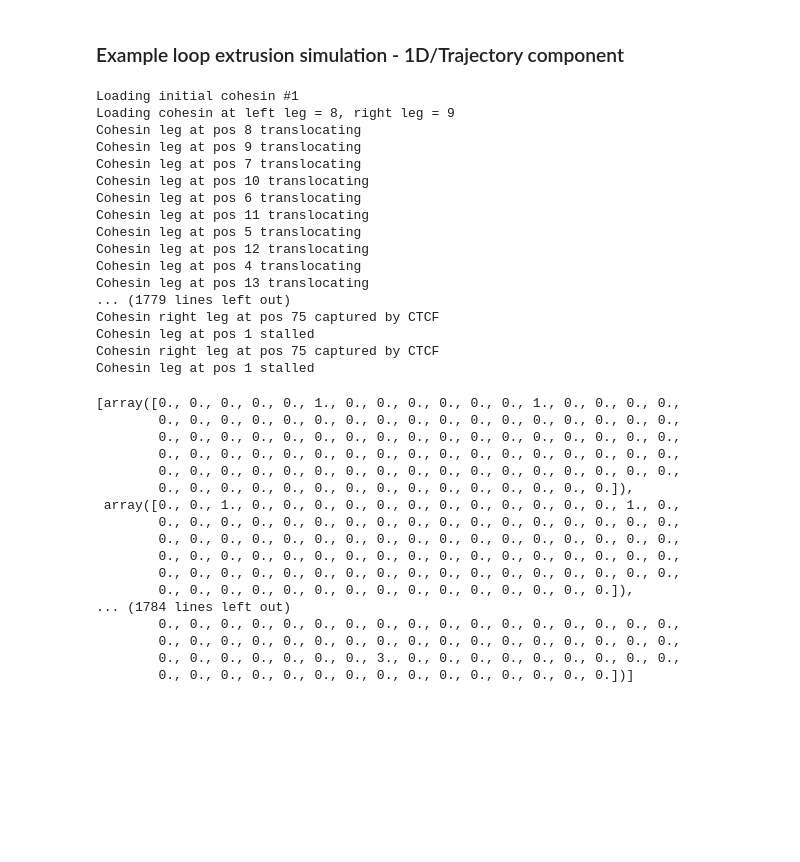
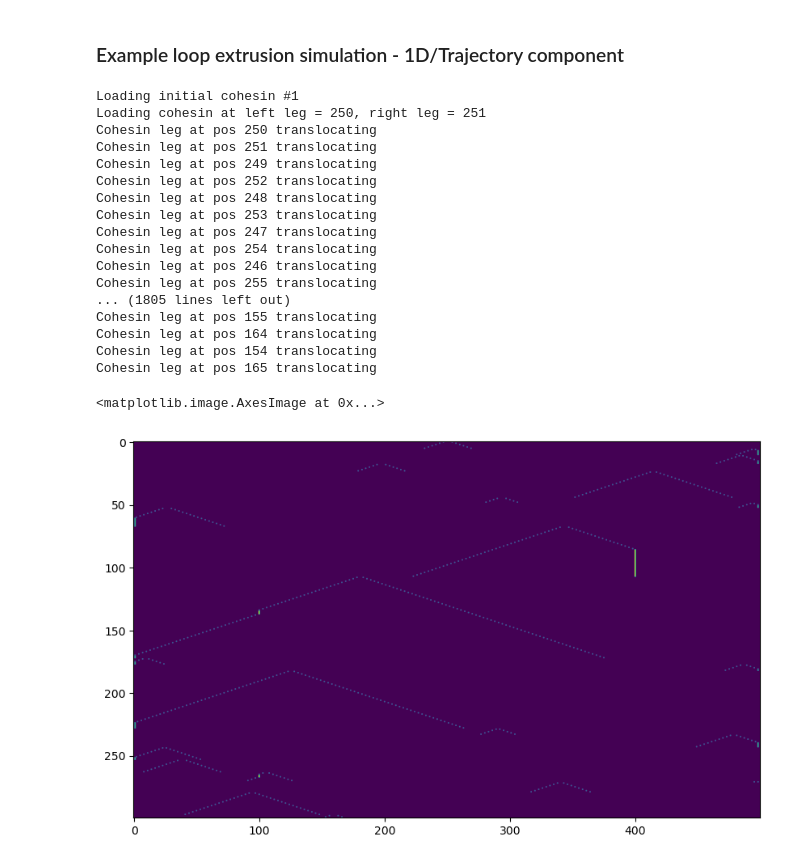
Before and after one commit to Nuwah12/CodeWorkbench, a Jupyter notebook: ORCA/polymer_sims/1D_trajectory/extrusion_1D_trajectory_example.ipynb, the cells around one changed output. Saved outputs shown, nothing was run; the diff lists cells and outputs as text; code cells hidden in the pictures; blank space fills up the shorter version.

Commit message:
visualizing trajectory

```diff
--- a/ORCA/polymer_sims/1D_trajectory/extrusion_1D_trajectory_example.ipynb
+++ b/ORCA/polymer_sims/1D_trajectory/extrusion_1D_trajectory_example.ipynb
@@ -175,12 +176,12 @@ def color(cohesins, args):
 # %%
 SMCs = 1
 args = {}
-N = 100
+N = 500
 
-ctcfLeftCapture = {25:0.75}  # at position 50 we have a CTCF that  travelling left with 50% prob
-ctcfRightCapture = {75:0.75}  # and at 150 - those travelling right
-ctcfLeftRelease = {25:0.02}     # and we release them with 0.02 probability each step (on average 50 step residence time)
-ctcfRightRelease = {75:0.02}
+ctcfLeftCapture = {100:0.75}  # at position 50 we have a CTCF that  travelling left with 50% prob
+ctcfRightCapture = {400:0.75}  # and at 150 - those travelling right
+ctcfLeftRelease = {100:0.02}     # and we release them with 0.02 probability each step (on average 50 step residence time)
+ctcfRightRelease = {400:0.02}
 
 args["ctcfRelease"] = {-1:ctcfLeftRelease, 1:ctcfRightRelease}  # this is how we feed the dictionaries of capture/release probabilities to our code
 args["ctcfCapture"] = {-1:ctcfLeftCapture, 1:ctcfRightCapture}
@@ -205,40 +206,27 @@ for i in range(300):
     for _ in range(3):
         translocate(cohesins, occupied, args)
     pos.append(color(cohesins, args))
-
-pos
 # %% [output]
 Loading initial cohesin #1
-Loading cohesin at left leg = 8, right leg = 9
-Cohesin leg at pos 8 translocating
-Cohesin leg at pos 9 translocating
-Cohesin leg at pos 7 translocating
-Cohesin leg at pos 10 translocating
-Cohesin leg at pos 6 translocating
-Cohesin leg at pos 11 translocating
-Cohesin leg at pos 5 translocating
-Cohesin leg at pos 12 translocating
-Cohesin leg at pos 4 translocating
-Cohesin leg at pos 13 translocating
-... (1779 lines left out)
-Cohesin right leg at pos 75 captured by CTCF
-Cohesin leg at pos 1 stalled
-Cohesin right leg at pos 75 captured by CTCF
-Cohesin leg at pos 1 stalled
+Loading cohesin at left leg = 250, right leg = 251
+Cohesin leg at pos 250 translocating
+Cohesin leg at pos 251 translocating
+Cohesin leg at pos 249 translocating
+Cohesin leg at pos 252 translocating
+Cohesin leg at pos 248 translocating
+Cohesin leg at pos 253 translocating
+Cohesin leg at pos 247 translocating
+Cohesin leg at pos 254 translocating
+Cohesin leg at pos 246 translocating
+Cohesin leg at pos 255 translocating
+... (1805 lines left out)
+Cohesin leg at pos 155 translocating
+Cohesin leg at pos 164 translocating
+Cohesin leg at pos 154 translocating
+Cohesin leg at pos 165 translocating
-[array([0., 0., 0., 0., 0., 1., 0., 0., 0., 0., 0., 0., 1., 0., 0., 0., 0.,
-        0., 0., 0., 0., 0., 0., 0., 0., 0., 0., 0., 0., 0., 0., 0., 0., 0.,
-        0., 0., 0., 0., 0., 0., 0., 0., 0., 0., 0., 0., 0., 0., 0., 0., 0.,
-        0., 0., 0., 0., 0., 0., 0., 0., 0., 0., 0., 0., 0., 0., 0., 0., 0.,
-        0., 0., 0., 0., 0., 0., 0., 0., 0., 0., 0., 0., 0., 0., 0., 0., 0.,
-        0., 0., 0., 0., 0., 0., 0., 0., 0., 0., 0., 0., 0., 0., 0.]),
- array([0., 0., 1., 0., 0., 0., 0., 0., 0., 0., 0., 0., 0., 0., 0., 1., 0.,
-        0., 0., 0., 0., 0., 0., 0., 0., 0., 0., 0., 0., 0., 0., 0., 0., 0.,
-        0., 0., 0., 0., 0., 0., 0., 0., 0., 0., 0., 0., 0., 0., 0., 0., 0.,
-        0., 0., 0., 0., 0., 0., 0., 0., 0., 0., 0., 0., 0., 0., 0., 0., 0.,
-        0., 0., 0., 0., 0., 0., 0., 0., 0., 0., 0., 0., 0., 0., 0., 0., 0.,
-        0., 0., 0., 0., 0., 0., 0., 0., 0., 0., 0., 0., 0., 0., 0.]),
-... (1784 lines left out)
-        0., 0., 0., 0., 0., 0., 0., 0., 0., 0., 0., 0., 0., 0., 0., 0., 0.,
-        0., 0., 0., 0., 0., 0., 0., 0., 0., 0., 0., 0., 0., 0., 0., 0., 0.,
-        0., 0., 0., 0., 0., 0., 0., 3., 0., 0., 0., 0., 0., 0., 0., 0., 0.,
-        0., 0., 0., 0., 0., 0., 0., 0., 0., 0., 0., 0., 0., 0., 0.])]
+# %%
+plt.rcParams['figure.figsize'] = [10, 10]
+plt.imshow(np.array(pos))
+# %% [output]
+<matplotlib.image.AxesImage at 0x...>
+[figure, added]
```
Also changed, not shown: parts of 1 cell of this notebook.
